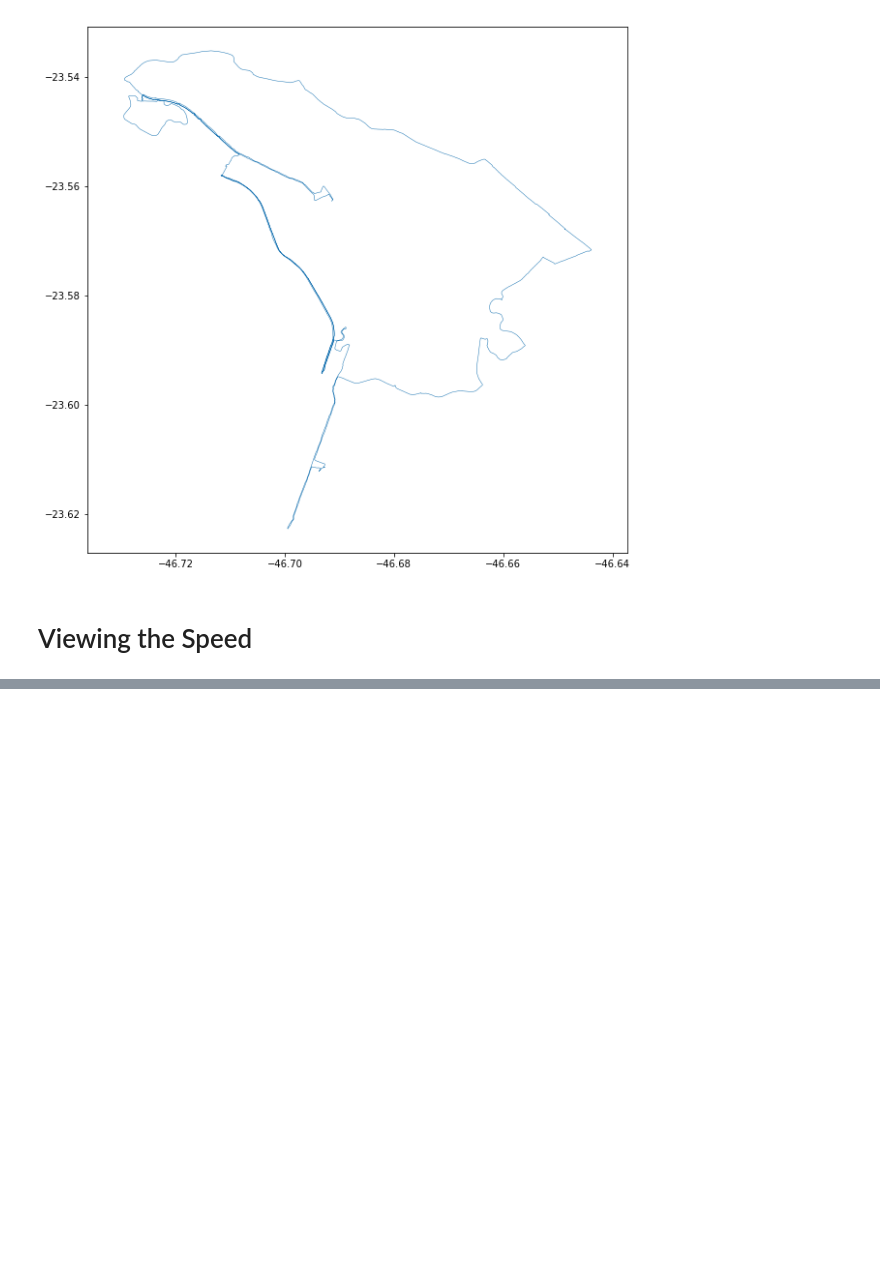
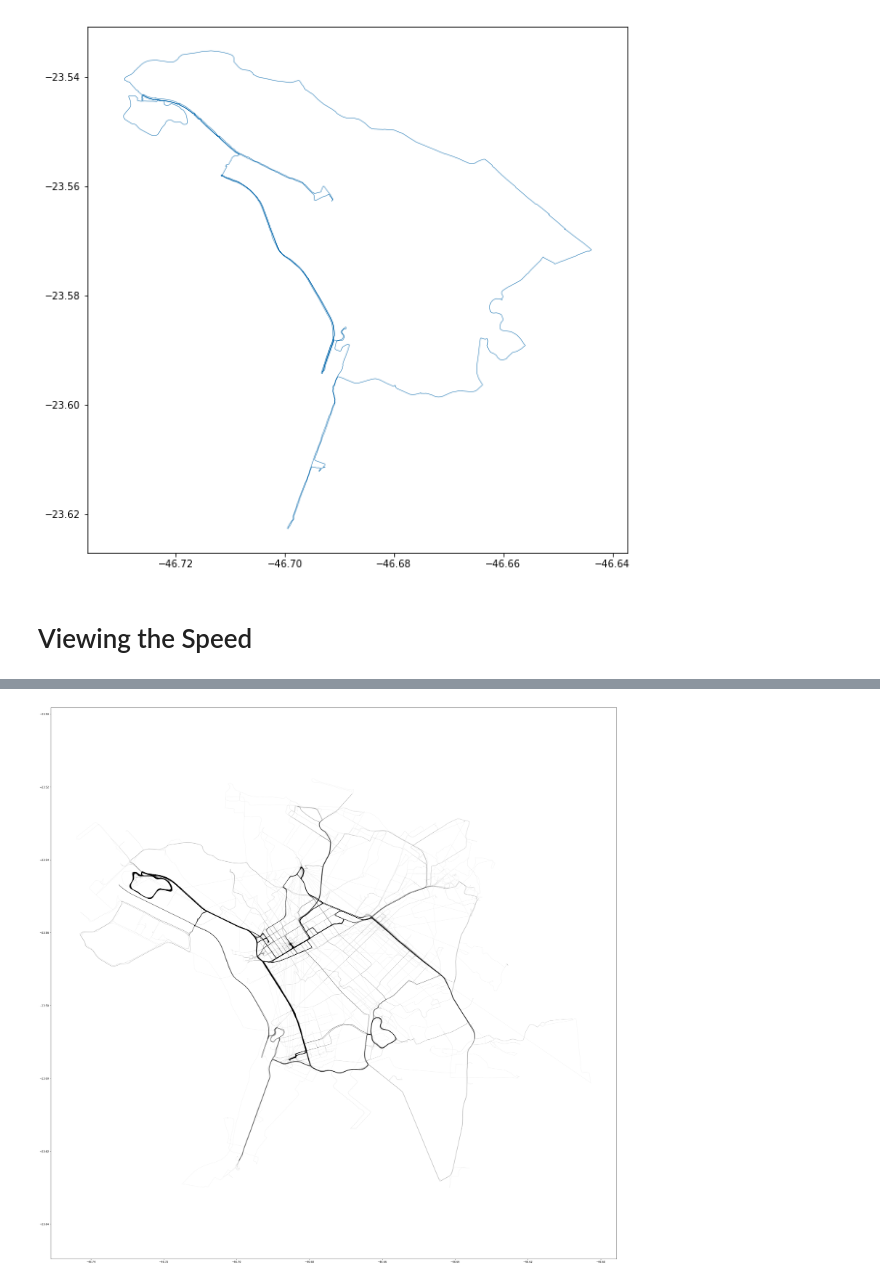
Before and after one commit to sztelzer/Bike-Riding-Analysis, a Jupyter notebook: Bike rides GPS data analysis.ipynb, the cells around one changed output, grey strips where cells are left out. Saved outputs shown, nothing was run; the diff lists cells and outputs as text; code cells hidden in the pictures; blank space fills up the shorter version.

```diff
--- a/Bike rides GPS data analysis.ipynb
+++ b/Bike rides GPS data analysis.ipynb
@@ -283,0 +296,28 @@ plt.show()
+# %%
+from matplotlib.path import Path
+import matplotlib.patches as patches
+
+seg = data
+seg = seg[seg.latitude > -23.63] #east boundary
+seg = seg[seg.latitude < -23.50] #west boundary
+seg = seg[seg.longitude > -46.76] #north boundary
+seg = seg[seg.longitude < -46.60] #south boundary
+
+seg.distance = np.clip(seg.distance, 0, 10) / 10
+
+fig, ax = plt.subplots(figsize=(40, 40))# ax = fig.add_subplot(111)
+
+for i in np.arange(0, len(seg)-1000, 20):
+    verts = [
+        (seg.iloc[i].longitude, seg.iloc[i].latitude),
+        (seg.iloc[i+20].longitude, seg.iloc[i+20].latitude),
+    ]
+    path = Path(verts)
+    patch = patches.PathPatch(path, lw=0.5, alpha=0.5, )
+    ax.add_patch(patch)
+
+ax.axis('equal')
+ax.autoscale_view()
+plt.show()
+# %% [output]
+[figure, added]
```
Also changed, not shown: parts of 8 cells of this notebook.
